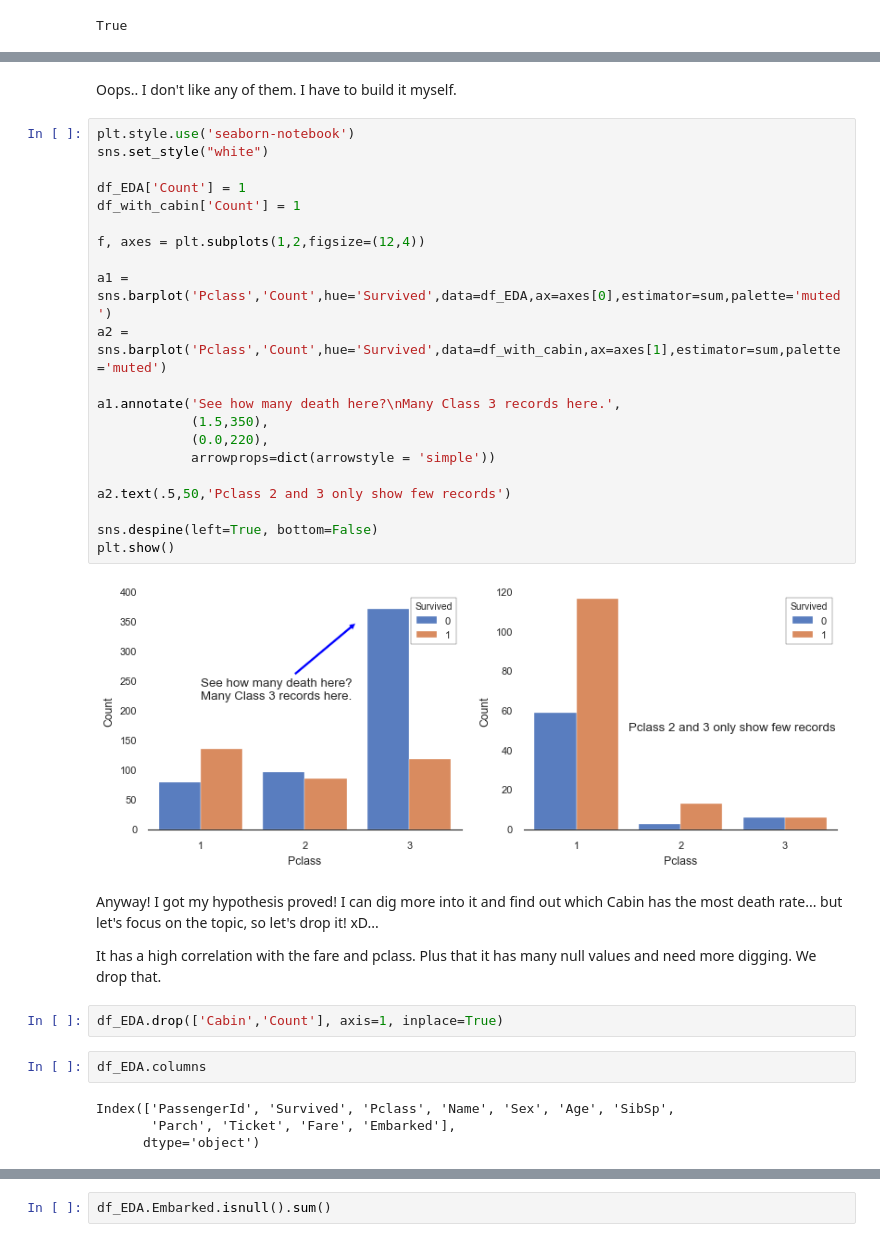
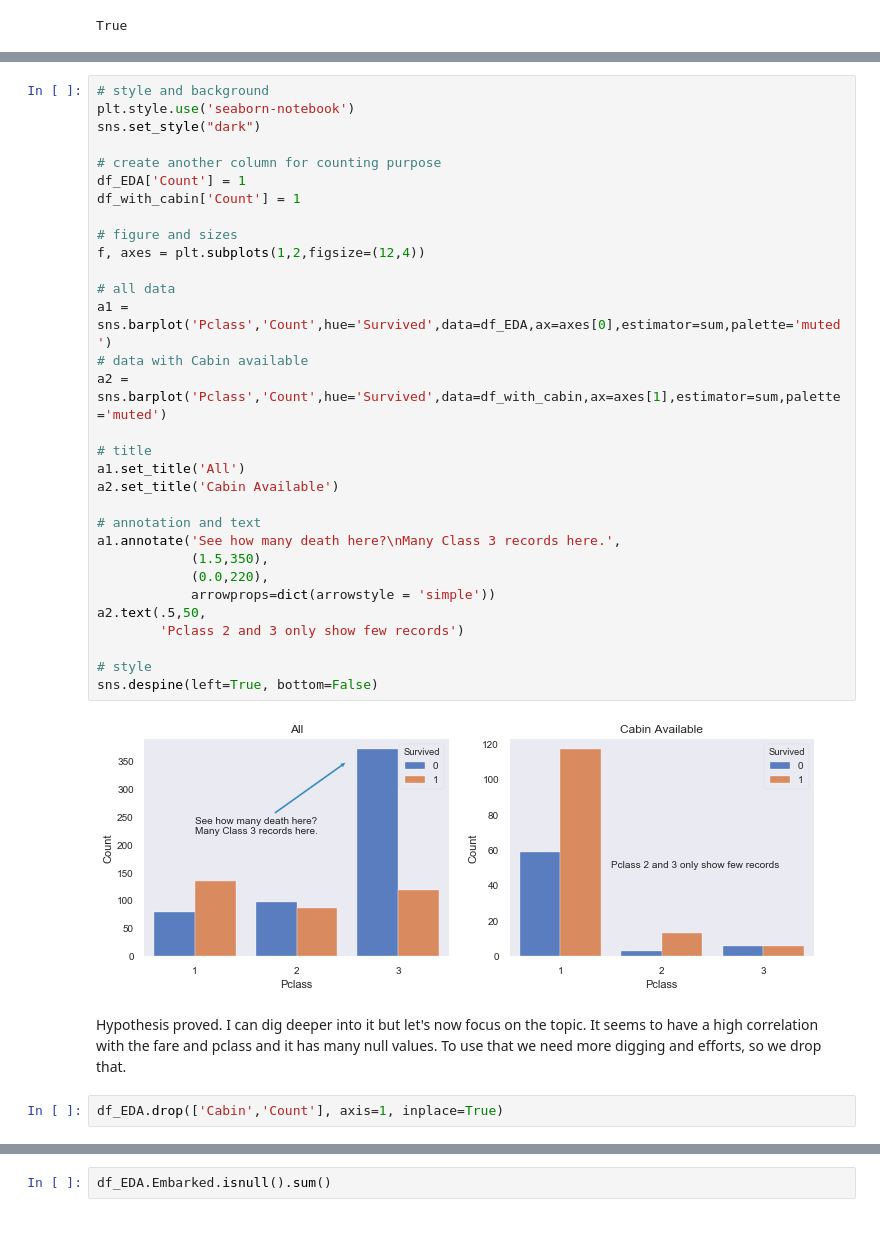
Before and after one commit to air-yan/kaggle_analysis, a Jupyter notebook: EDA on Titanic.ipynb, the cells around one changed output, grey strips where cells are left out. Cells and saved outputs as stored; diff of their text form.

```diff
--- a/EDA on Titanic.ipynb
+++ b/EDA on Titanic.ipynb
@@ -264,37 +243,37 @@ ggplot
-# %% [markdown]
-Oops.. I don't like any of them. I have to build it myself.
 # %%
+# style and background
 plt.style.use('seaborn-notebook')
-sns.set_style("white")
+sns.set_style("dark")
 
+# create another column for counting purpose
 df_EDA['Count'] = 1
 df_with_cabin['Count'] = 1
 
+# figure and sizes
 f, axes = plt.subplots(1,2,figsize=(12,4))
 
+# all data
 a1 = sns.barplot('Pclass','Count',hue='Survived',data=df_EDA,ax=axes[0],estimator=sum,palette='muted')
+# data with Cabin available
 a2 = sns.barplot('Pclass','Count',hue='Survived',data=df_with_cabin,ax=axes[1],estimator=sum,palette='muted')
 
+# title
+a1.set_title('All')
+a2.set_title('Cabin Available')
+
+# annotation and text
 a1.annotate('See how many death here?\nMany Class 3 records here.',
             (1.5,350),
             (0.0,220),
             arrowprops=dict(arrowstyle = 'simple'))
+a2.text(.5,50,
+        'Pclass 2 and 3 only show few records')
 
-a2.text(.5,50,'Pclass 2 and 3 only show few records')
-
+# style
 sns.despine(left=True, bottom=False)
-plt.show()
 # %% [output]
-[figure, old version]
+[figure, new version]
 # %% [markdown]
-Anyway! I got my hypothesis proved! I can dig more into it and find out which Cabin has the most death rate... but let's focus on the topic, so let's drop it! xD...
-
-It has a high correlation with the fare and pclass. Plus that it has many null values and need more digging. We drop that.
+Hypothesis proved. I can dig deeper into it but let's now focus on the topic. It seems to have a high correlation with the fare and pclass and it has many null values. To use that we need more digging and efforts, so we drop that.
 # %%
 df_EDA.drop(['Cabin','Count'], axis=1, inplace=True)
-# %%
-df_EDA.columns
-# %% [output]
-Index(['PassengerId', 'Survived', 'Pclass', 'Name', 'Sex', 'Age', 'SibSp',
-       'Parch', 'Ticket', 'Fare', 'Embarked'],
-      dtype='object')
```
Also changed, not shown: parts of 25 cells of this notebook.
